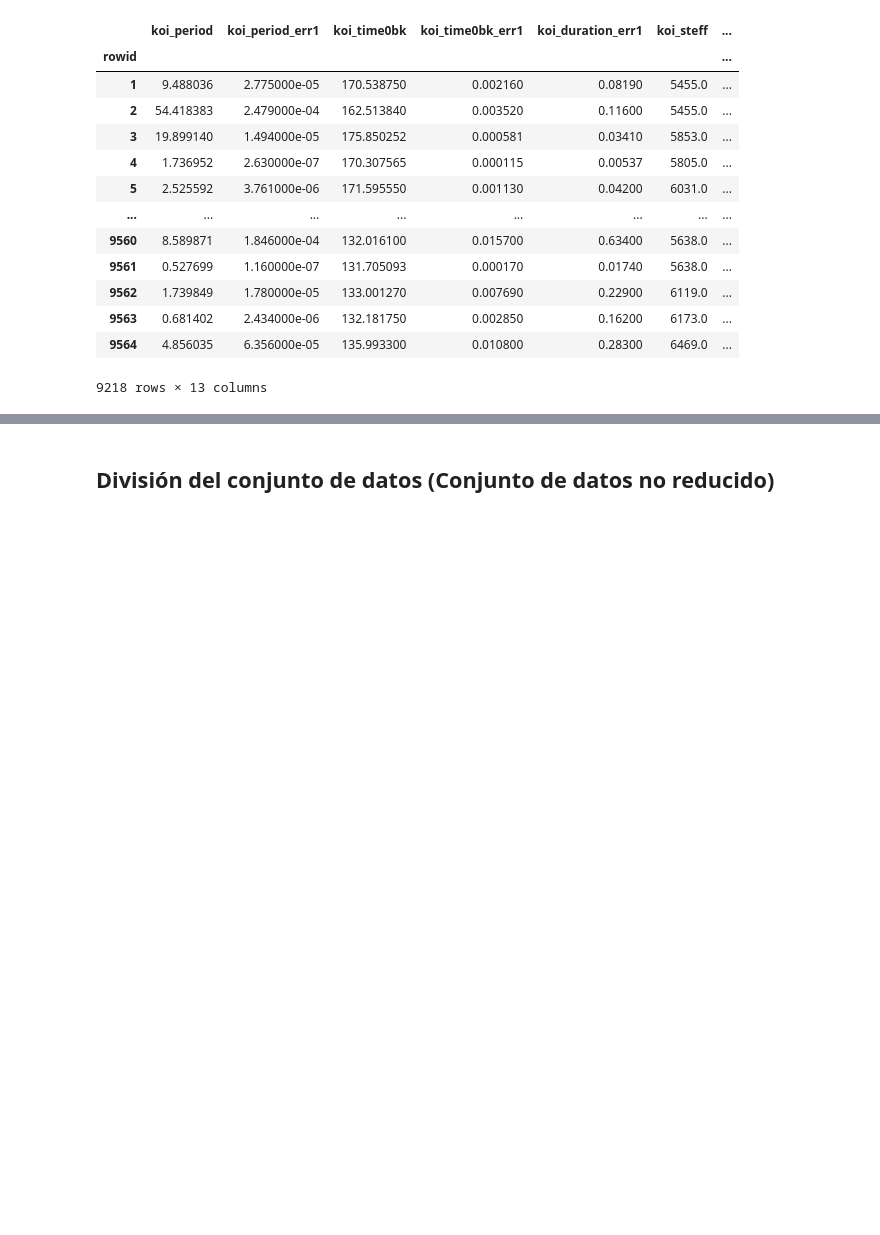
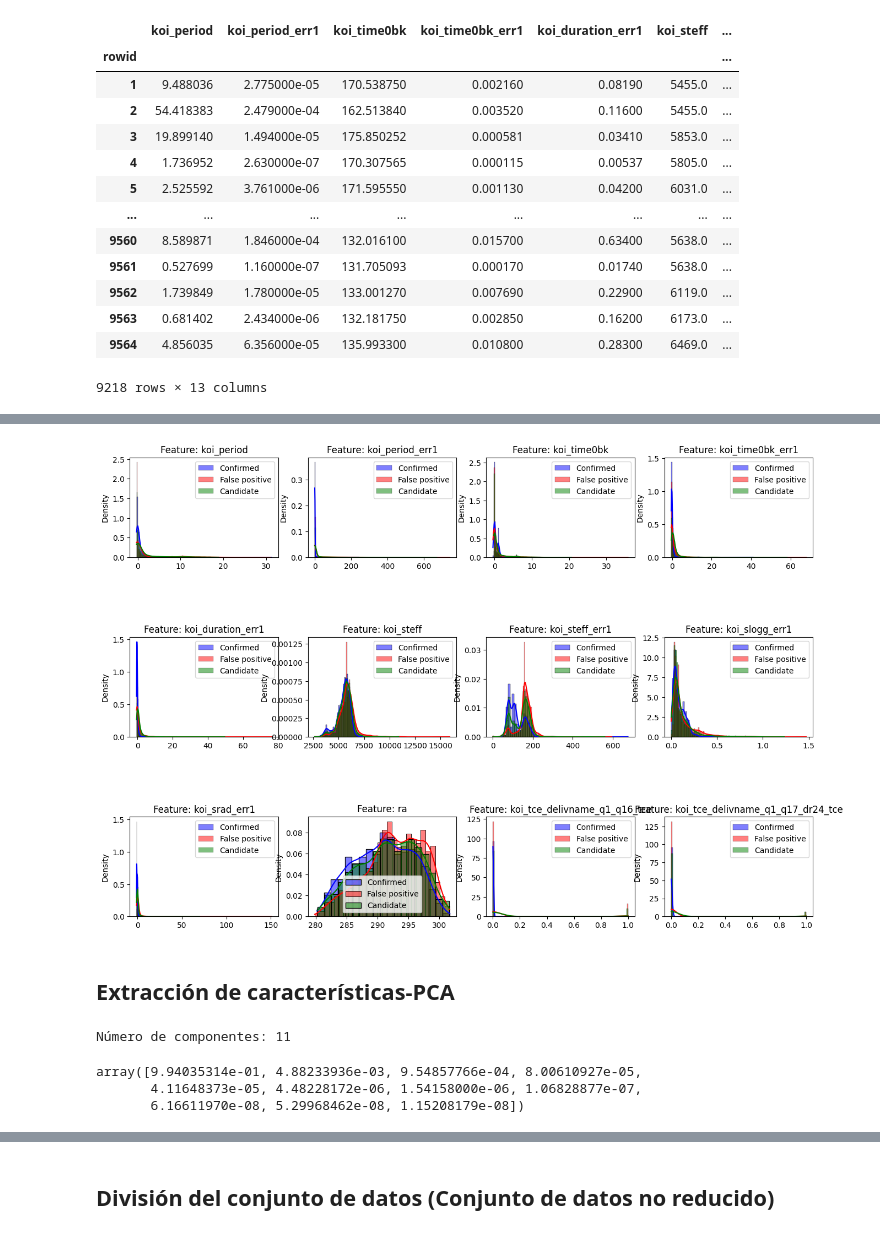
Before and after one commit to lvalencia232/KeplerExoplanet, a Jupyter notebook: kepler_exoplanet.ipynb, the cells around one changed output, grey strips where cells are left out. Drawn from its saved outputs; the diff is of its cells as text; code cells hidden in the pictures; blank space fills up the shorter version.

```diff
--- a/kepler_exoplanet.ipynb
+++ b/kepler_exoplanet.ipynb
@@ -443,0 +514,11 @@ df_prep
+# %%
+# Usamos el transformador custonScaler para escalar algunas características
+custom_scaler = CustomScaler(["koi_period",
+                              "koi_period_err1",
+                              "koi_time0bk",
+                              "koi_time0bk_err1",
+                              "koi_duration_err1",
+                              "koi_srad_err1",
+                              "koi_tce_delivname_q1_q16_tce",
+                              "koi_tce_delivname_q1_q17_dr24_tce"])
+df_prep = custom_scaler.fit_transform(df_prep)
@@ -443,0 +542,25 @@ df_prep
+# %%
+# Representamos gráficamente las características del conjunto de datos reducido esclado
+features = df_prep.drop("koi_disposition", axis=1)
+
+plt.figure(figsize=(16, 32))
+gs = gridspec.GridSpec(8, 4)
+gs.update(hspace=0.8)
+
+for i, f in enumerate(features):
+    ax = plt.subplot(gs[i])
+    # Usando histplot para los casos donde koi_disposition == CONFIRMED
+    sns.histplot(data=df_prep[df_prep["koi_disposition"] == "CONFIRMED"], x=f, kde=True, color="blue", stat="density", label="Confirmed", alpha=0.5)
+    # Usando histplot para los casos donde koi_disposition == FALSE POSITIVE
+    sns.histplot(data=df_prep[df_prep["koi_disposition"] == "FALSE POSITIVE"], x=f, kde=True, color="red", stat="density", label="False positive", alpha=0.5)
+    # Usando histplot para los casos donde koi_disposition == CANDIDATE
+    sns.histplot(data=df_prep[df_prep["koi_disposition"] == "CANDIDATE"], x=f, kde=True, color="green", stat="density", label="Candidate", alpha=0.5)
+    ax.set_xlabel('')
+    ax.set_title(f"Feature: {f}")
+    ax.legend()
+
+plt.show()
+# %% [output]
+[figure, added]
+# %% [markdown]
+## Extracción de características-PCA
@@ -443,0 +573,12 @@ df_prep
+# %%
+# Numero de dimensionaes del nuevo conjunto
+print("Número de componentes:", pca.n_components_)
+# %% [output]
+Número de componentes: 11
+# %%
+# Calculamos la proporción de varianza que se ha preservado del conjunto original
+pca.explained_variance_ratio_
+# %% [output]
+array([9.94035314e-01, 4.88233936e-03, 9.54857766e-04, 8.00610927e-05,
+       4.11648373e-05, 4.48228172e-06, 1.54158000e-06, 1.06828877e-07,
+       6.16611970e-08, 5.29968462e-08, 1.15208179e-08])
```
Also changed, not shown: parts of 10 cells of this notebook.
